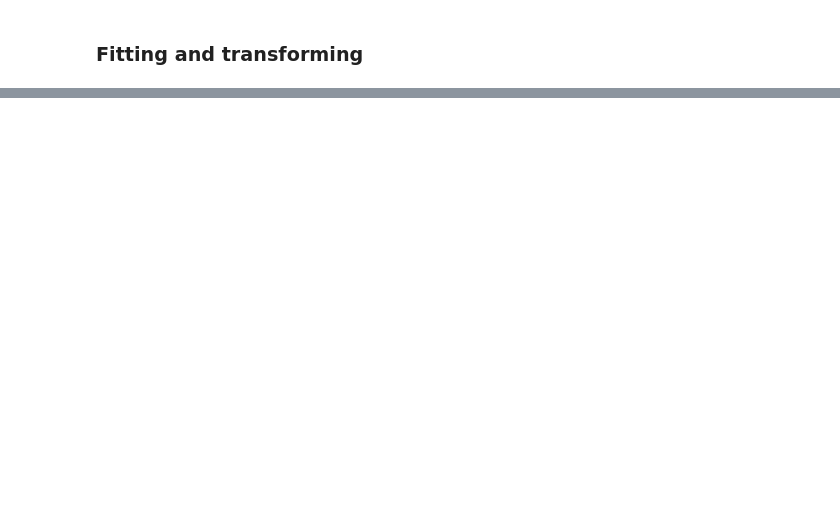
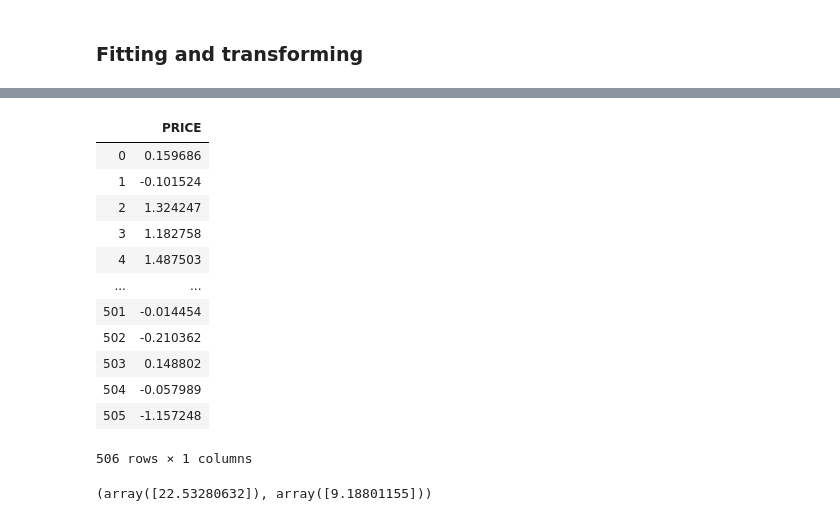
Before and after one commit to fionanealon/Boston-Housing-dataset, a Jupyter notebook: Boston Housing dataset.ipynb, the cells around one changed output, grey strips where cells are left out. Cells and saved outputs as stored; diff of their text form; code cells hidden in the pictures; blank space fills up the shorter version.

```diff
--- a/Boston Housing dataset.ipynb
+++ b/Boston Housing dataset.ipynb
@@ -505,0 +563,2 @@ scaler.transform(np.array([[6.0, 18.0, 3.0]]))
+# %%
+y = df[['PRICE']]
@@ -505,0 +585,23 @@ scaler.transform(np.array([[6.0, 18.0, 3.0]]))
+# %%
+yscale = pd.DataFrame(pre.scale(y), columns=y.columns)
+yscale
+# %% [output]
+|  | PRICE |
+| 0 | 0.159686 |
+| 1 | -0.101524 |
+| 2 | 1.324247 |
+| 3 | 1.182758 |
+| 4 | 1.487503 |
+| ... | ... |
+| 501 | -0.014454 |
+| 502 | -0.210362 |
+| 503 | 0.148802 |
+| 504 | -0.057989 |
+| 505 | -1.157248 |
+506 rows × 1 columns
+# %%
+scaler = pre.StandardScaler()
+scaler.fit(y)
+scaler.mean_, scaler.scale_
+# %% [output]
+(array([22.53280632]), array([9.18801155]))
```
Also changed, not shown: parts of 79 cells of this notebook.
